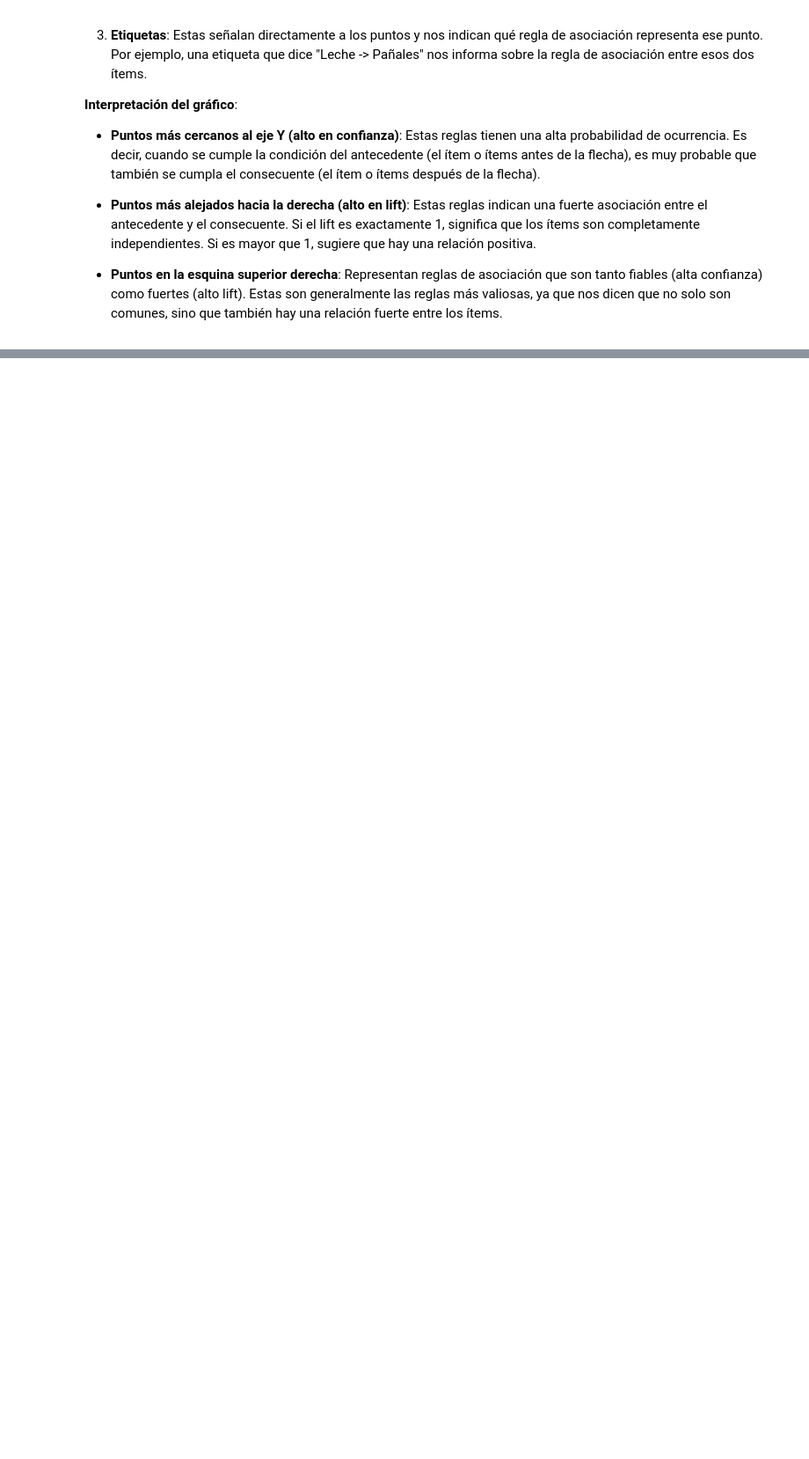
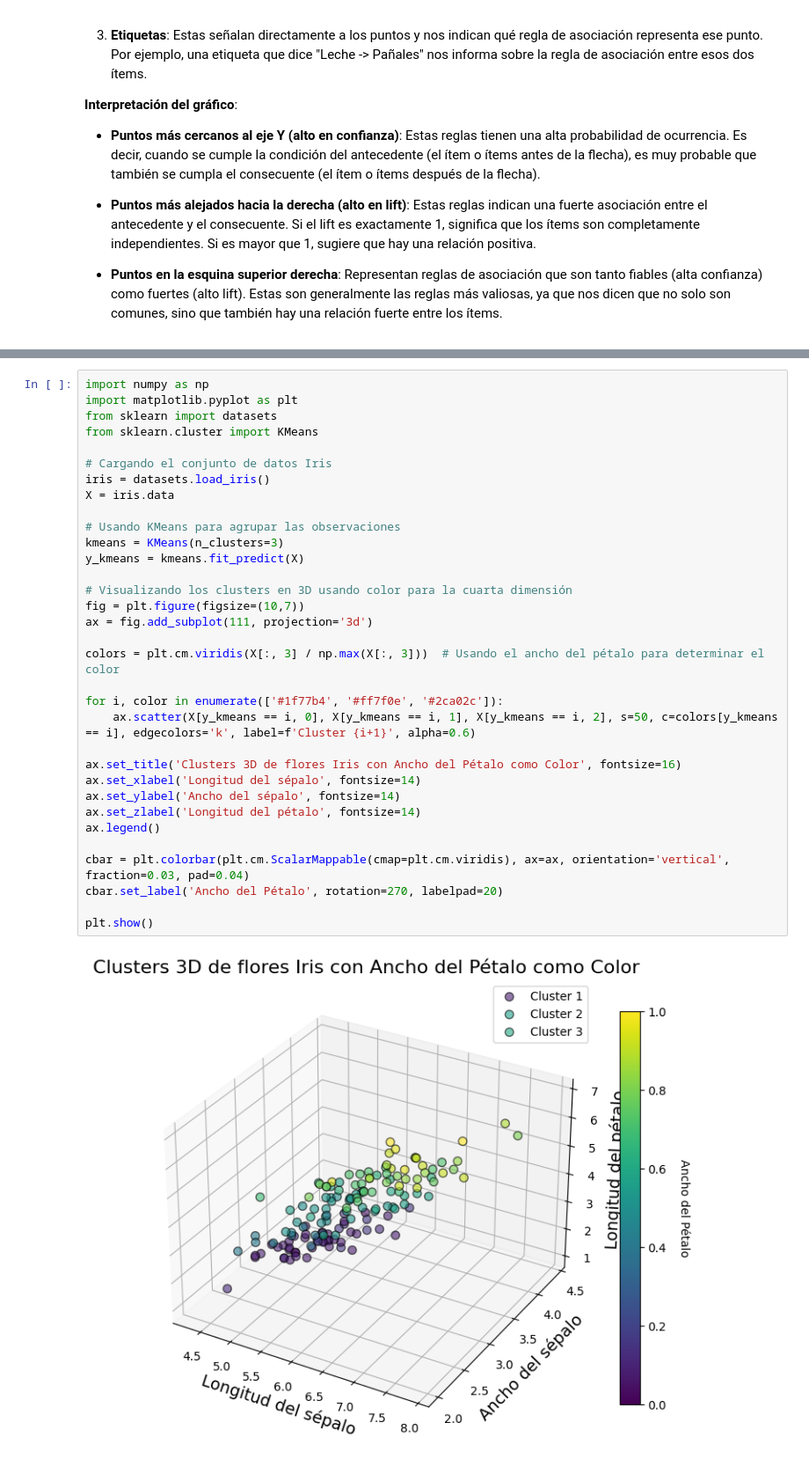
Before and after one commit to davescudero/DataM, a Jupyter notebook: 01_intro/Resources/01_intro_ejercicios.ipynb, the cells around one changed output, grey strips where cells are left out. Shown at 88% size. Saved outputs shown, nothing was run; the diff lists cells and outputs as text; blank space fills up the shorter version.

```diff
--- a/01_intro/Resources/01_intro_ejercicios.ipynb
+++ b/01_intro/Resources/01_intro_ejercicios.ipynb
@@ -316,0 +360,35 @@ plt.show()
+# %%
+import numpy as np
+import matplotlib.pyplot as plt
+from sklearn import datasets
+from sklearn.cluster import KMeans
+
+# Cargando el conjunto de datos Iris
+iris = datasets.load_iris()
+X = iris.data
+
+# Usando KMeans para agrupar las observaciones
+kmeans = KMeans(n_clusters=3)
+y_kmeans = kmeans.fit_predict(X)
+
+# Visualizando los clusters en 3D usando color para la cuarta dimensión
+fig = plt.figure(figsize=(10,7))
+ax = fig.add_subplot(111, projection='3d')
+
+colors = plt.cm.viridis(X[:, 3] / np.max(X[:, 3]))  # Usando el ancho del pétalo para determinar el color
+
+for i, color in enumerate(['#1f77b4', '#ff7f0e', '#2ca02c']):
+    ax.scatter(X[y_kmeans == i, 0], X[y_kmeans == i, 1], X[y_kmeans == i, 2], s=50, c=colors[y_kmeans == i], edgecolors='k', label=f'Cluster {i+1}', alpha=0.6)
+
+ax.set_title('Clusters 3D de flores Iris con Ancho del Pétalo como Color', fontsize=16)
+ax.set_xlabel('Longitud del sépalo', fontsize=14)
+ax.set_ylabel('Ancho del sépalo', fontsize=14)
+ax.set_zlabel('Longitud del pétalo', fontsize=14)
+ax.legend()
+
+cbar = plt.colorbar(plt.cm.ScalarMappable(cmap=plt.cm.viridis), ax=ax, orientation='vertical', fraction=0.03, pad=0.04)
+cbar.set_label('Ancho del Pétalo', rotation=270, labelpad=20)
+
+plt.show()
+# %% [output]
+[figure, added]
```
Also changed, not shown: parts of 3 cells of this notebook.
